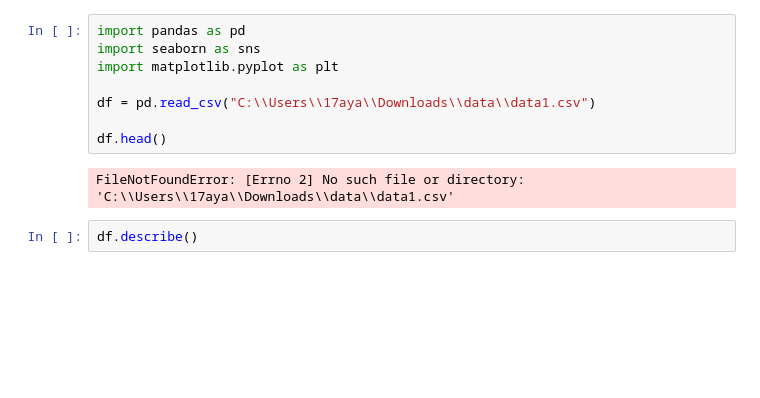
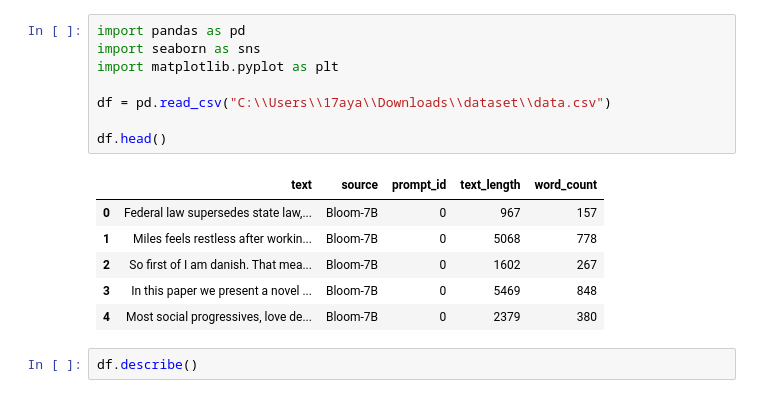
Before and after one commit to ayaans17/AIvHuman, a Jupyter notebook: AIvsHuman.ipynb, the cells around one changed output. Cells and saved outputs as stored; diff of their text form; blank space fills up the shorter version.

```diff
--- a/AIvsHuman.ipynb
+++ b/AIvsHuman.ipynb
@@ -1,13 +1,18 @@
 # %%
 import pandas as pd
 import seaborn as sns
 import matplotlib.pyplot as plt
 
-df = pd.read_csv("C:\\Users\\17aya\\Downloads\\data\\data1.csv")
+df = pd.read_csv("C:\\Users\\17aya\\Downloads\\dataset\\data.csv")
 
 df.head()
 # %% [output]
-FileNotFoundError: [Errno 2] No such file or directory: 'C:\\Users\\17aya\\Downloads\\data\\data1.csv'
+|  | text | source | prompt_id | text_length | word_count |
+| 0 | Federal law supersedes state law,... | Bloom-7B | 0 | 967 | 157 |
+| 1 | Miles feels restless after workin... | Bloom-7B | 0 | 5068 | 778 |
+| 2 | So first of I am danish. That mea... | Bloom-7B | 0 | 1602 | 267 |
+| 3 | In this paper we present a novel ... | Bloom-7B | 0 | 5469 | 848 |
+| 4 | Most social progressives, love de... | Bloom-7B | 0 | 2379 | 380 |
 # %%
 df.describe()
 # %% [output]
```
Also changed, not shown: parts of 7 cells of this notebook.
